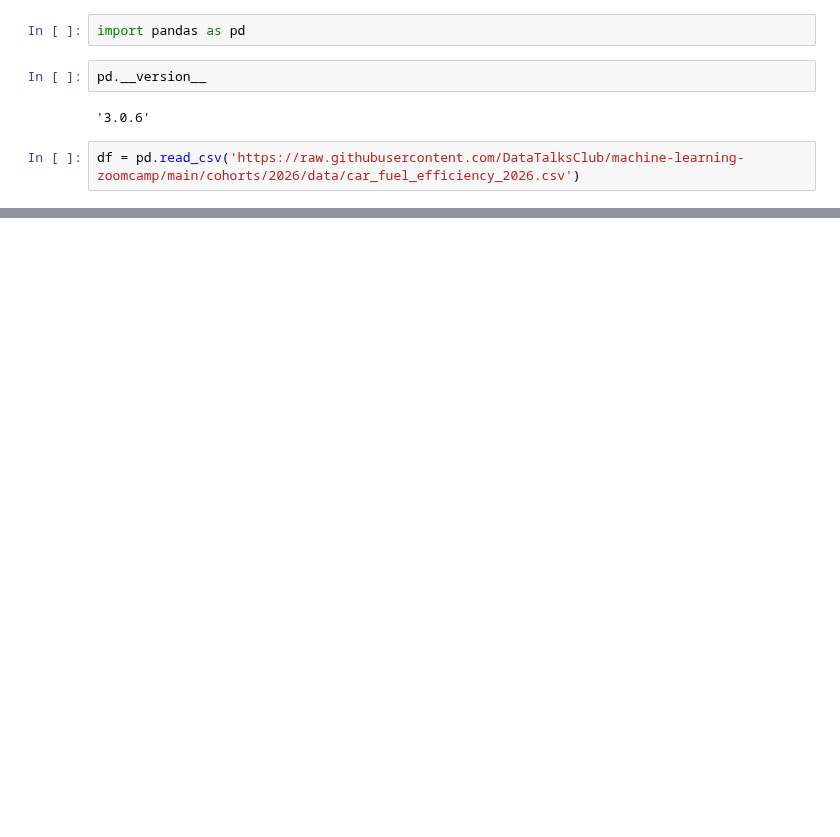
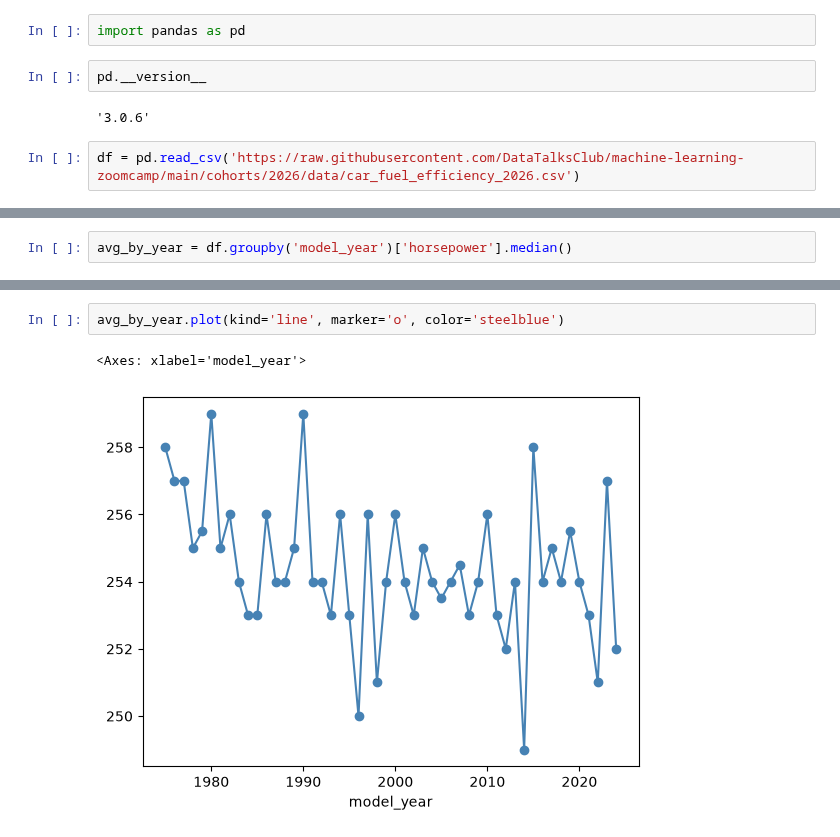
Before and after one commit to pushtaev/machine-learning-homework, a Jupyter notebook: 01-intro/homework.ipynb, the cells around one changed output, grey strips where cells are left out. Saved outputs shown, nothing was run; the diff lists cells and outputs as text; blank space fills up the shorter version.

```diff
--- a/01-intro/homework.ipynb
+++ b/01-intro/homework.ipynb
@@ -24,0 +60,2 @@ df
+# %%
+avg_by_year = df.groupby('model_year')['horsepower'].median()
@@ -24,0 +86,5 @@ df
+# %%
+avg_by_year.plot(kind='line', marker='o', color='steelblue')
+# %% [output]
+<Axes: xlabel='model_year'>
+[figure, added]
```
Also changed, not shown: parts of 11 cells of this notebook.
